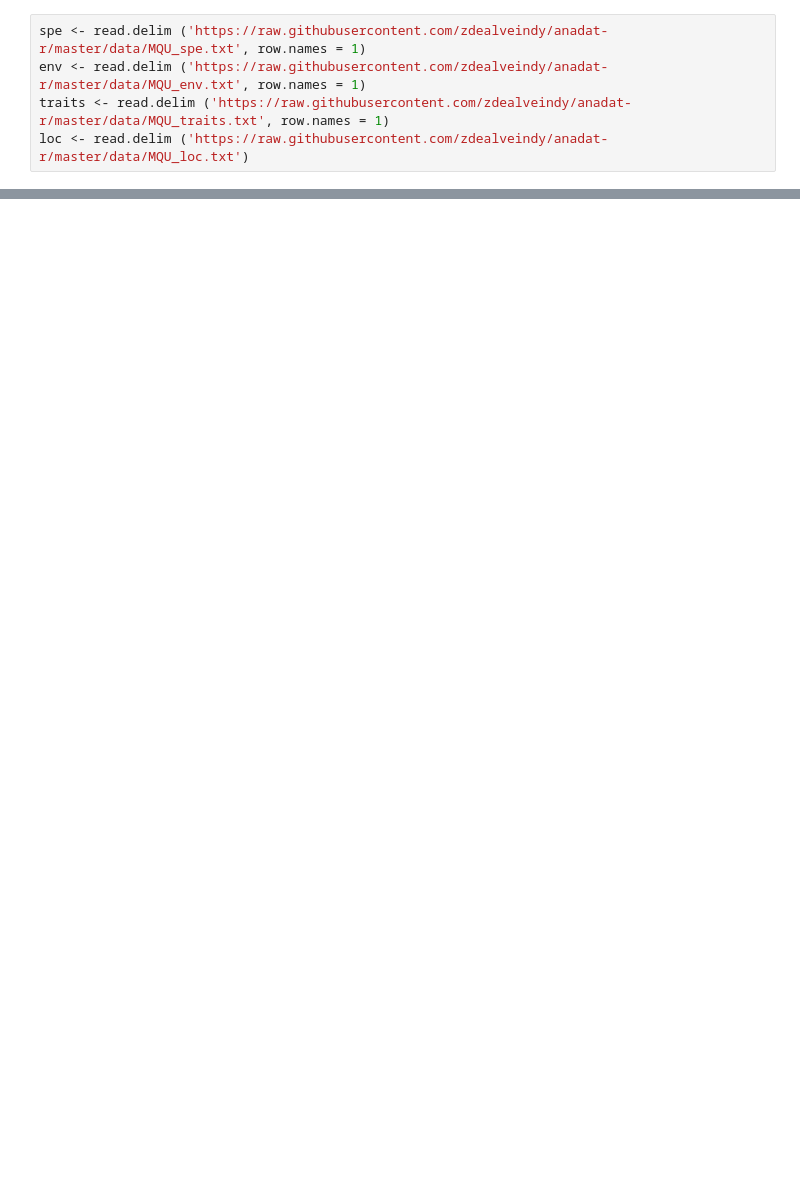
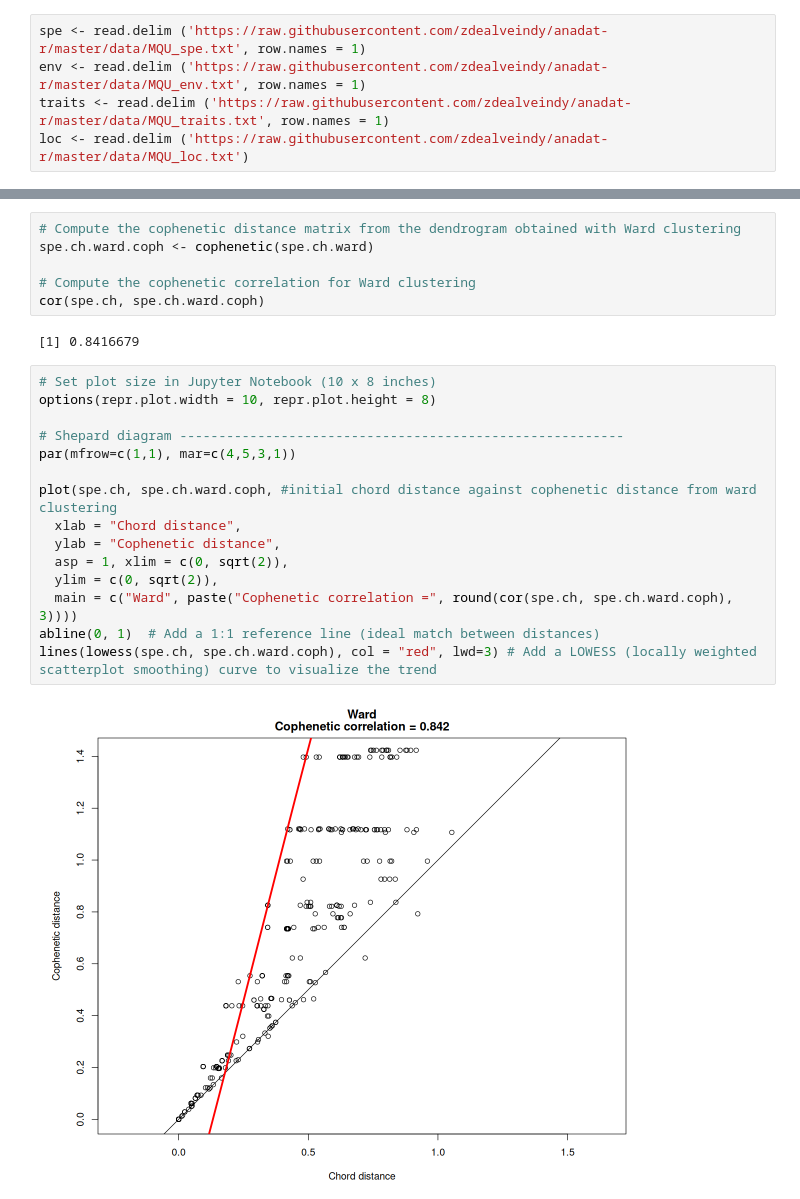
Before and after one commit to zfourati/Multivariate_statisitcs_project, a Jupyter notebook: zeineb.ipynb, the cells around one changed output, grey strips where cells are left out. Drawn from its saved outputs; the diff is of its cells as text; blank space fills up the shorter version.

```diff
--- a/zeineb.ipynb
+++ b/zeineb.ipynb
@@ -125,0 +85,25 @@ plot(hc_species, main="Species Clustering (Co-occurrence)")
+# %%
+# Compute the cophenetic distance matrix from the dendrogram obtained with Ward clustering
+spe.ch.ward.coph <- cophenetic(spe.ch.ward)
+
+# Compute the cophenetic correlation for Ward clustering
+cor(spe.ch, spe.ch.ward.coph)
+# %% [output]
+[1] 0.8416679
+# %%
+# Set plot size in Jupyter Notebook (10 x 8 inches)
+options(repr.plot.width = 10, repr.plot.height = 8)
+
+# Shepard diagram ---------------------------------------------------------
+par(mfrow=c(1,1), mar=c(4,5,3,1))
+
+plot(spe.ch, spe.ch.ward.coph, #initial chord distance against cophenetic distance from ward clustering
+  xlab = "Chord distance",
+  ylab = "Cophenetic distance",
+  asp = 1, xlim = c(0, sqrt(2)),
+  ylim = c(0, sqrt(2)),
+  main = c("Ward", paste("Cophenetic correlation =", round(cor(spe.ch, spe.ch.ward.coph), 3))))
+abline(0, 1)  # Add a 1:1 reference line (ideal match between distances)
+lines(lowess(spe.ch, spe.ch.ward.coph), col = "red", lwd=3) # Add a LOWESS (locally weighted scatterplot smoothing) curve to visualize the trend
+# %% [output]
+[figure, added]
```
Also changed, not shown: parts of 30 cells of this notebook.
